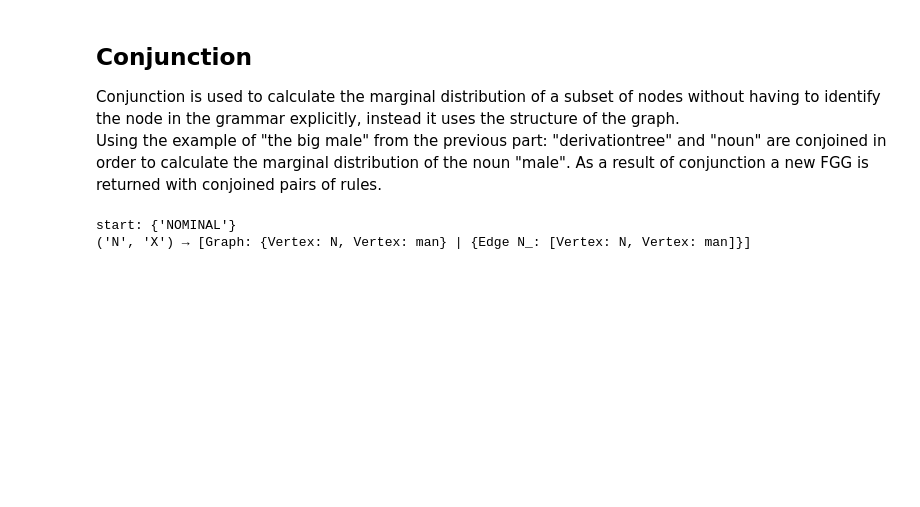
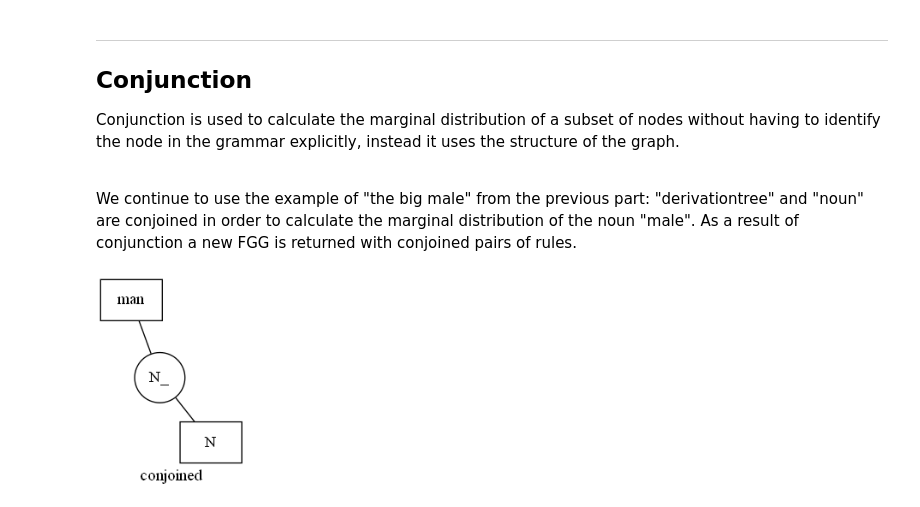
Before and after one commit to dogtype/AFLTProject, a Jupyter notebook: fgglib/presentation/introduction.ipynb, the cells around one changed output. Saved outputs shown, nothing was run; the diff lists cells and outputs as text; code cells hidden in the pictures; blank space fills up the shorter version.

```diff
--- a/fgglib/presentation/introduction.ipynb
+++ b/fgglib/presentation/introduction.ipynb
@@ -205,23 +203,22 @@ Visualization().draw(derivationtree)
 # %% [markdown]
+***
+
 ## Conjunction
 
-Conjunction is used to calculate the marginal distribution of a subset of nodes without having to identify the node in the grammar explicitly, instead it uses the structure of the graph. <br>
-Using the example of "the big male" from the previous part: "derivationtree" and "noun" are conjoined in order to calculate the marginal distribution of the noun "male". As a result of conjunction a new FGG is returned with conjoined pairs of rules.
+Conjunction is used to calculate the marginal distribution of a subset of nodes without having to identify the node in the grammar explicitly, instead it uses the structure of the graph. <br> <br>
+
+We continue to use the example of "the big male" from the previous part: "derivationtree" and "noun" are conjoined in order to calculate the marginal distribution of the noun "male". As a result of conjunction a new FGG is returned with conjoined pairs of rules.
 # %%
-#We create noun factor graph grammar from the fraction
-#declared in the previous example.
-
 nounFGG = FGG(
     {noun}, # T
     {'X'}, # N
     'S', # S
     {Production('X',noun)} # P
 )
 
 conjoined = derivationtree.conjunction(nounFGG)
-
-Visualization().draw(conjoined)
-print(conjoined)
+imgname = str("conjoined")
+Visualization().draw(conjoined, imgname)
+Image("./fgglib/presentation/images/"+imgname+str(".png"), width=150)
 # %% [output]
-start: {'NOMINAL'}
-('N', 'X') → [Graph: {Vertex: N, Vertex: man} | {Edge N_: [Vertex: N, Vertex: man]}]
+[figure, added]
```
Also changed, not shown: parts of 19 cells of this notebook, 2 other files.
